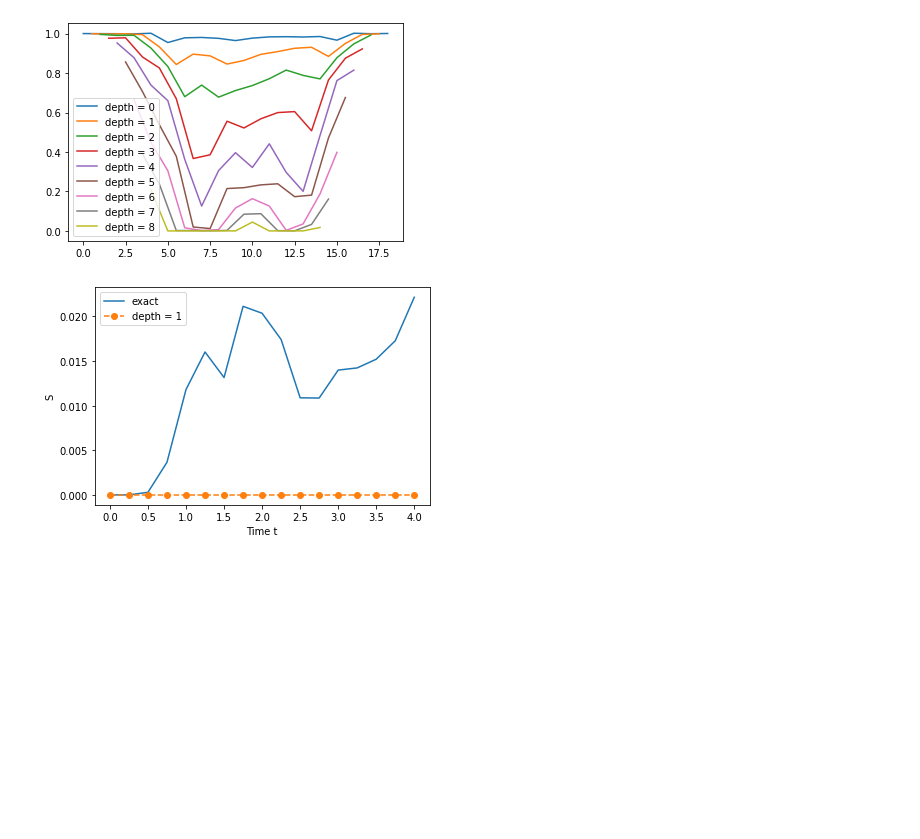
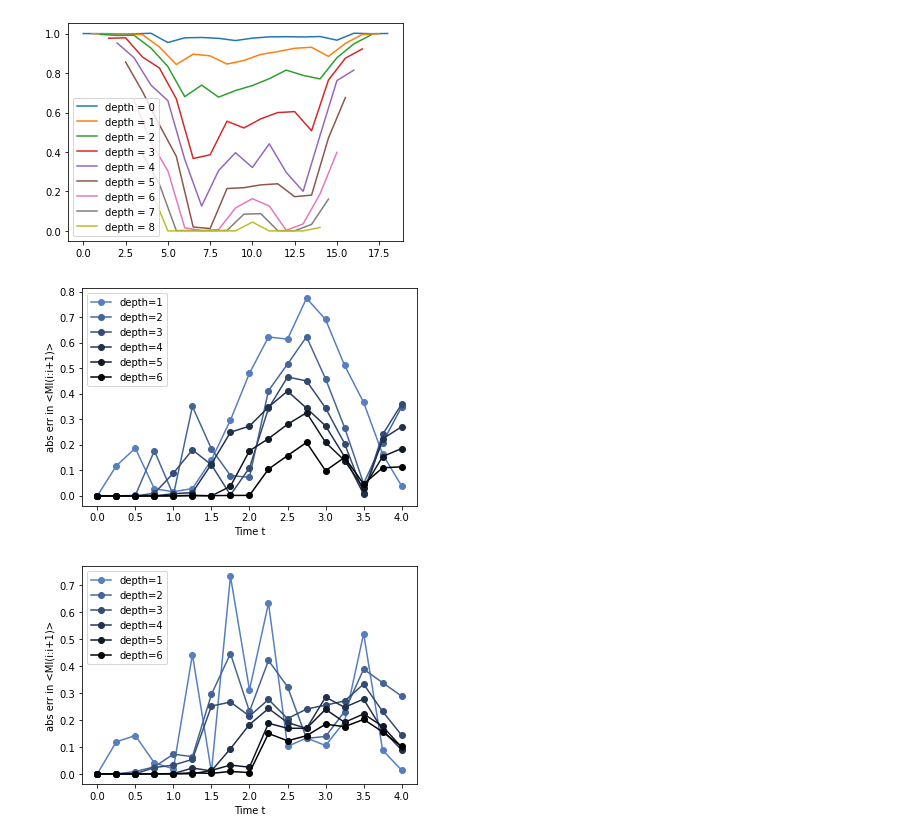
Before and after one commit to ShHsLin/complexity_and_entanglement, a Jupyter notebook: adam_tests/plot.ipynb, the cells around one changed output. Drawn from its saved outputs; the diff is of its cells as text; code cells hidden in the pictures; blank space fills up the shorter version.

```diff
--- a/adam_tests/plot.ipynb
+++ b/adam_tests/plot.ipynb
@@ -42,8 +163,0 @@ Plot the data
-# %%
-for entropy in entropy_list:
-    plt.plot(entropy)
-
-plt.xlabel("Sites")
-plt.ylabel("S")
-plt.legend(["exact"] + [f"depth = {x+1}" for x in range(len(entropy)-1)])
-plt.show()
@@ -135,47 +247,57 @@ plt.show()
 # %%
 """ Mutual information time evolution
 """
 
 L = 20
 g = 1.4
 h = 0.9045
 
 T_list = np.linspace(0.25,4,16)
 
 entropy_exact = []
 
 depth = 2
 N_iter = 5000
 
-k_range = 4
+k_range = 2
 
-MI_exact_list = []
-MI_list = []
-for T in T_list:
+for g, h in [(1.4, 0.1), (1.4, 0.9045)]:
+    MI_exact_list = []
+    for T in T_list:
 
-    save_filename = f"Ising_evolution_L{L}_g{g}_h{h}_T{T}".replace(".","-")
-    V = load_obj("HPC_data/ED_evolution/"+save_filename+"_evolution")
-    psi = State.vector(V)
+        save_filename = f"Ising_evolution_L{L}_g{g}_h{h}_T{T}".replace(".","-")
+        V = load_obj("HPC_data/ED_evolution/"+save_filename+"_evolution")
+        psi = State.vector(V)
+        qubits = [(k_range-1)/2 + x for x in range(L-k_range)]
+        MI_exact = (np.array([psi.mutualInformation([y],[y+k_range]) for y in range(L-k_range)]))
+        MI_exact_list.append(np.average(MI_exact))
 
-    save_filename = f"Ising_evolution_L{L}_g{g}_h{h}_T{T}".replace(".","-")
-    data = load_obj("HPC_data/circuits_evolution/"+save_filename+f"_depth{depth}_N_iter{N_iter}_circuit")
-    psi_circuit = State.vector(data["state"].reshape((-1,1)))
+    #plt.plot([0] + list(T_list),[0] + MI_exact_list, '-', color='C1', label="exact")
 
-    qubits = [(k_range-1)/2 + x for x in range(L-k_range)]
-    MI_exact = (np.array([psi.mutualInformation([y],[y+k_range]) for y in range(L-k_range)]))
-    MI = (np.array([psi_circuit.mutualInformation([y],[y+k_range]) for y in range(L-k_range)]))
-    MI_list.append(np.average(MI))
-    MI_exact_list.append(np.average(MI_exact))
+    depth_list = [x for x in range(1,7)]
+    for depth in depth_list:
+        MI_list = []
+        for T in T_list:
+
+            save_filename = f"Ising_evolution_L{L}_g{g}_h{h}_T{T}".replace(".","-")
+            data = load_obj("HPC_data/circuits_evolution/"+save_filename+f"_depth{depth}_N_iter{N_iter}_circuit")
+            psi_circuit = State.vector(data["state"].reshape((-1,1)))
+
+            qubits = [(k_range-1)/2 + x for x in range(L-k_range)]
+            MI = (np.array([psi_circuit.mutualInformation([y],[y+k_range]) for y in range(L-k_range)]))
+            MI_list.append(np.average(MI))
+
+        color = tuple((depth_list[-1]-depth)/depth_list[-1]*nice_blue)
+        plt.plot([0] + list(T_list),np.abs(np.array([0] + MI_list) - np.array([0] + MI_exact_list))/(np.array([0] + MI_exact_list) + 10**(-8)), 'o-', color = color, label=f"depth={depth}")
+
+    plt.xlabel("Time t")
+    plt.ylabel(f"abs err in <MI(i:i+{k_range})>")
+    plt.legend()
+    plt.savefig(f"figures/MI_Ising_GS_range{k_range}_L{L}_h{h}_g{g}.pdf")
+    plt.show()
+# %% [output]
+[figure, added]
+[figure, added]
-# %%
-plt.plot([0] + list(T_list),[0] + MI_exact_list)
-plt.plot([0] + list(T_list),[0] + MI_list, 'o--')
-
-plt.xlabel("Time t")
-plt.ylabel("S")
-plt.legend(["exact"] + [f"depth = {x+1}" for x in range(len(entropy)-1)])
-plt.show()
-# %% [output]
-[figure, removed]
 # %%
 L = 20
 g = 1.4
```
Also changed, not shown: parts of 7 cells of this notebook, 12 other files.
